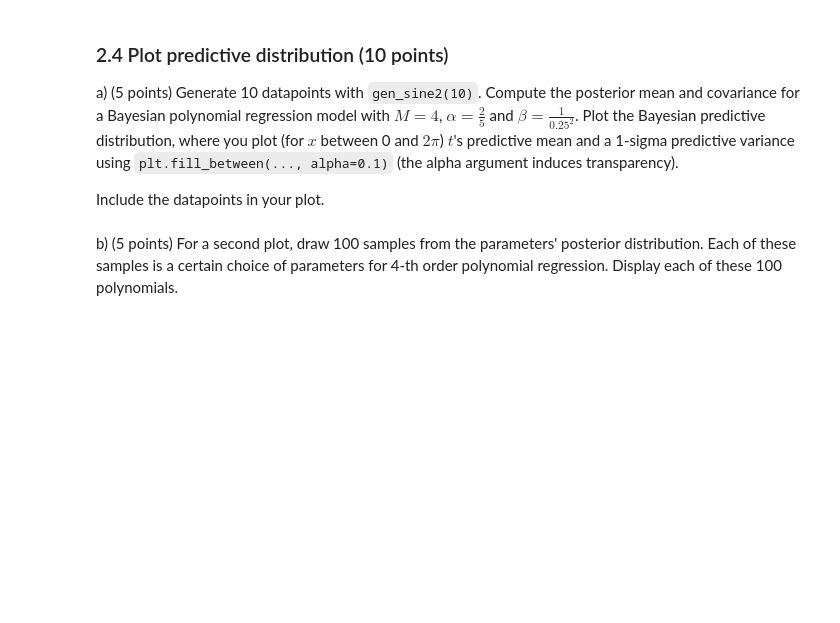
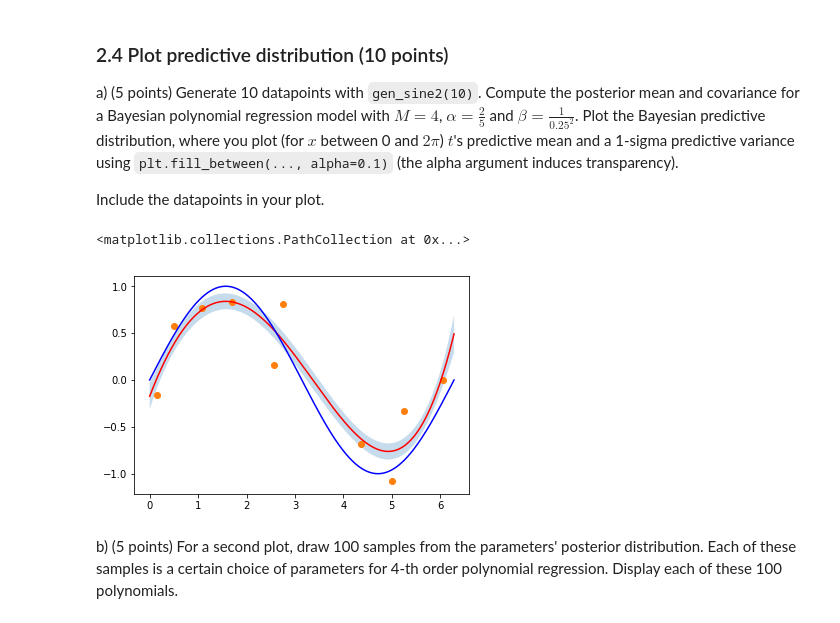
Before and after one commit to sheridavandenbent/ml1_labs, a Jupyter notebook: 10428461_12278327_lab1.ipynb, the cells around one changed output. Drawn from its saved outputs; the diff is of its cells as text; code cells hidden in the pictures; blank space fills up the shorter version.

```diff
--- a/10428461_12278327_lab1.ipynb
+++ b/10428461_12278327_lab1.ipynb
@@ -420,8 +442,9 @@ Write a method `fit_polynomial_bayes(x, t, M, alpha, beta)` that returns the mea
 # %%
 def fit_polynomial_bayes(x, t, M, alpha, beta):
     # YOUR CODE HERE
-    raise NotImplementedError()
-
+    Phi = designmatrix(x, M)
+    S = np.linalg.inv(alpha*np.identity(M+1) + beta*np.transpose(Phi).dot(Phi))
+    m = beta * S.dot(np.transpose(Phi)).dot(t)
     return m, S, Phi
 # %%
 ### Test your function
@@ -451,8 +474,9 @@ Write a function that `predict_polynomial_bayes(x, m, S, beta)` that returns the
 # %%
 def predict_polynomial_bayes(x, m, S, beta):
     # YOUR CODE HERE
-    raise NotImplementedError()
-
+    Phi = designmatrix(x, m.shape[0]-1)
+    mean = Phi.dot(m)
+    sigma = (1/beta) + np.sum(Phi.dot(S) * Phi, axis=1)
     return mean, sigma, Phi
 # %%
 ### Test your function
@@ -480,3 +501,17 @@ raise NotImplementedError()
+# %%
+# YOUR CODE HERE
+N = 10
+x, t = gen_sine2(N)
+x_line = np.linspace(0, 2*np.pi, 1000)
+sin_line = np.sin(x_line)
+m, S, Phi = fit_polynomial_bayes(x, t, 4, 2/5, 1/(0.25**2))
+predictive_mean, predictive_sigma, x_phi = predict_polynomial_bayes(x_line, m, S, beta)
+plt.plot(x_line, predictive_mean, "r", x_line, sin_line, "b")
+plt.fill_between(x_line, predictive_mean + predictive_sigma, predictive_mean - predictive_sigma, alpha=0.25)
+plt.scatter(x, t)
+# %% [output]
+<matplotlib.collections.PathCollection at 0x...>
+[figure, added]
 # %% [markdown]
 b) (5 points) For a second plot, draw 100 samples from the parameters' posterior distribution. Each of these samples is a certain choice of parameters for 4-th order polynomial regression.
 Display each of these 100 polynomials.
```
Also changed, not shown: parts of 10 cells of this notebook.
